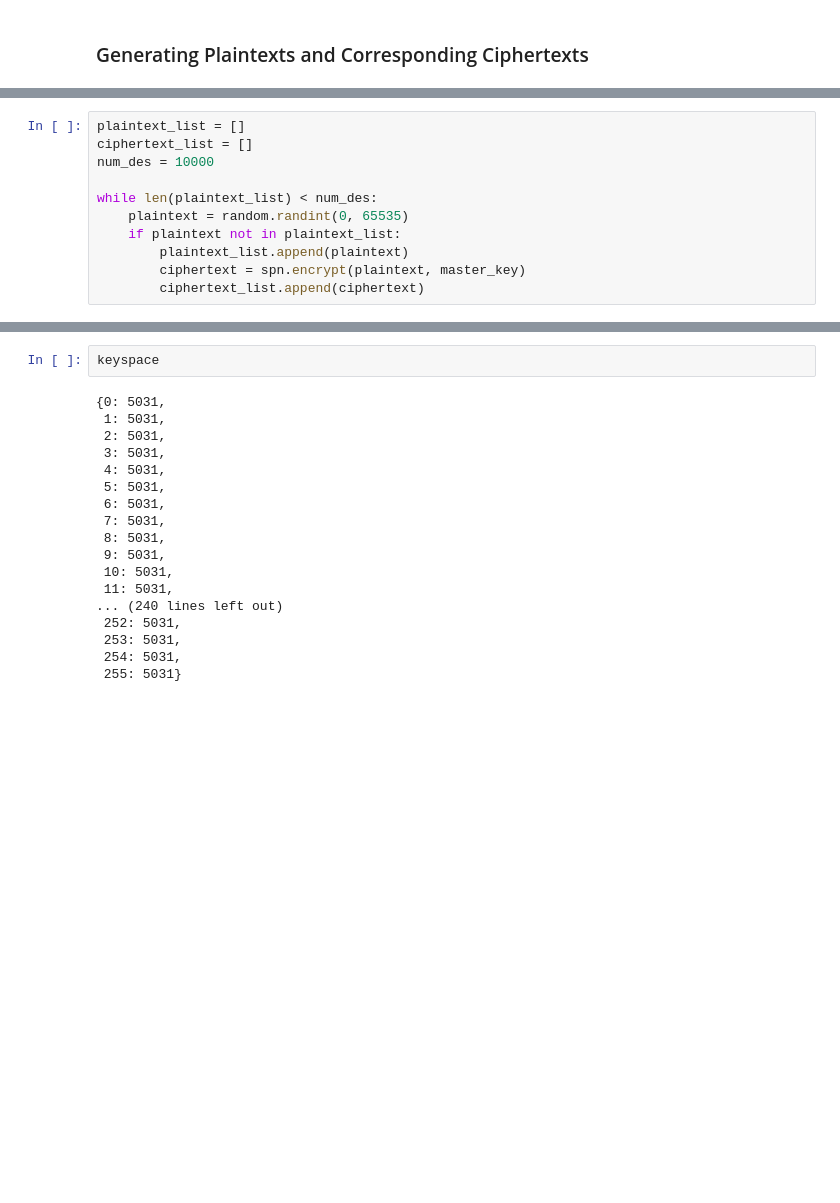
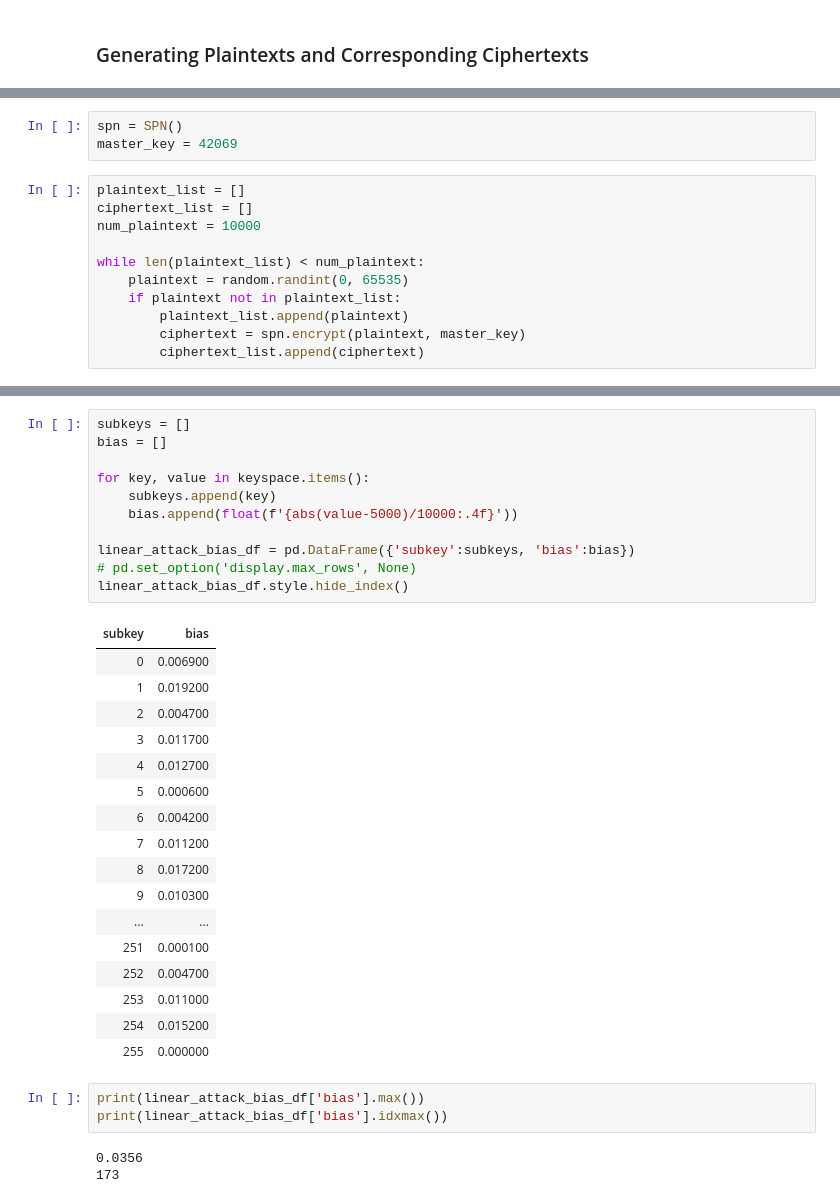
Before and after one commit to potatolas/cz4010-spn-cipher, a Jupyter notebook: CryptoAnalysis.ipynb, the cells around one changed output, grey strips where cells are left out. Drawn from its saved outputs; the diff is of its cells as text; blank space fills up the shorter version.

Commit message:
Implement Linear Attack

```diff
--- a/CryptoAnalysis.ipynb
+++ b/CryptoAnalysis.ipynb
@@ -201 +203,15 @@ Depending on whether  $\sum_{k}$ is 0 or 1, the probability is $\frac{17}{32}$ o
+# %%
+spn = SPN()
+master_key = 42069
+# %%
+plaintext_list = []
+ciphertext_list = []
+num_plaintext = 10000
+
+while len(plaintext_list) < num_plaintext:
+    plaintext = random.randint(0, 65535)
+    if plaintext not in plaintext_list:
+        plaintext_list.append(plaintext)
+        ciphertext = spn.encrypt(plaintext, master_key)
+        ciphertext_list.append(ciphertext)
 # %% [markdown]
@@ -206,12 +219 @@ master_key = 12487
-# %%
-plaintext_list = []
-ciphertext_list = []
-num_des = 10000
-
-while len(plaintext_list) < num_des:
-    plaintext = random.randint(0, 65535)
-    if plaintext not in plaintext_list:
-        plaintext_list.append(plaintext)
-        ciphertext = spn.encrypt(plaintext, master_key)
-        ciphertext_list.append(ciphertext)
 # %%
@@ -325,20 +264,35 @@ max(keyspace.values())
-# %%
-keyspace
-# %% [output]
-{0: 5031,
- 1: 5031,
- 2: 5031,
- 3: 5031,
- 4: 5031,
- 5: 5031,
- 6: 5031,
- 7: 5031,
- 8: 5031,
- 9: 5031,
- 10: 5031,
- 11: 5031,
-... (240 lines left out)
- 252: 5031,
- 253: 5031,
- 254: 5031,
- 255: 5031}
+# %%
+subkeys = []
+bias = []
+
+for key, value in keyspace.items():
+    subkeys.append(key)
+    bias.append(float(f'{abs(value-5000)/10000:.4f}'))
+
+linear_attack_bias_df = pd.DataFrame({'subkey':subkeys, 'bias':bias})
+# pd.set_option('display.max_rows', None)
+linear_attack_bias_df.style.hide_index()
+# %% [output]
+| subkey | bias |
+| 0 | 0.006900 |
+| 1 | 0.019200 |
+| 2 | 0.004700 |
+| 3 | 0.011700 |
+| 4 | 0.012700 |
+| 5 | 0.000600 |
+| 6 | 0.004200 |
+| 7 | 0.011200 |
+| 8 | 0.017200 |
+| 9 | 0.010300 |
+| ... | ... |
+| 251 | 0.000100 |
+| 252 | 0.004700 |
+| 253 | 0.011000 |
+| 254 | 0.015200 |
+| 255 | 0.000000 |
+# %%
+print(linear_attack_bias_df['bias'].max())
+print(linear_attack_bias_df['bias'].idxmax())
+# %% [output]
+0.0356
+173
```
Also changed, not shown: parts of 9 cells of this notebook, 2 other files.
